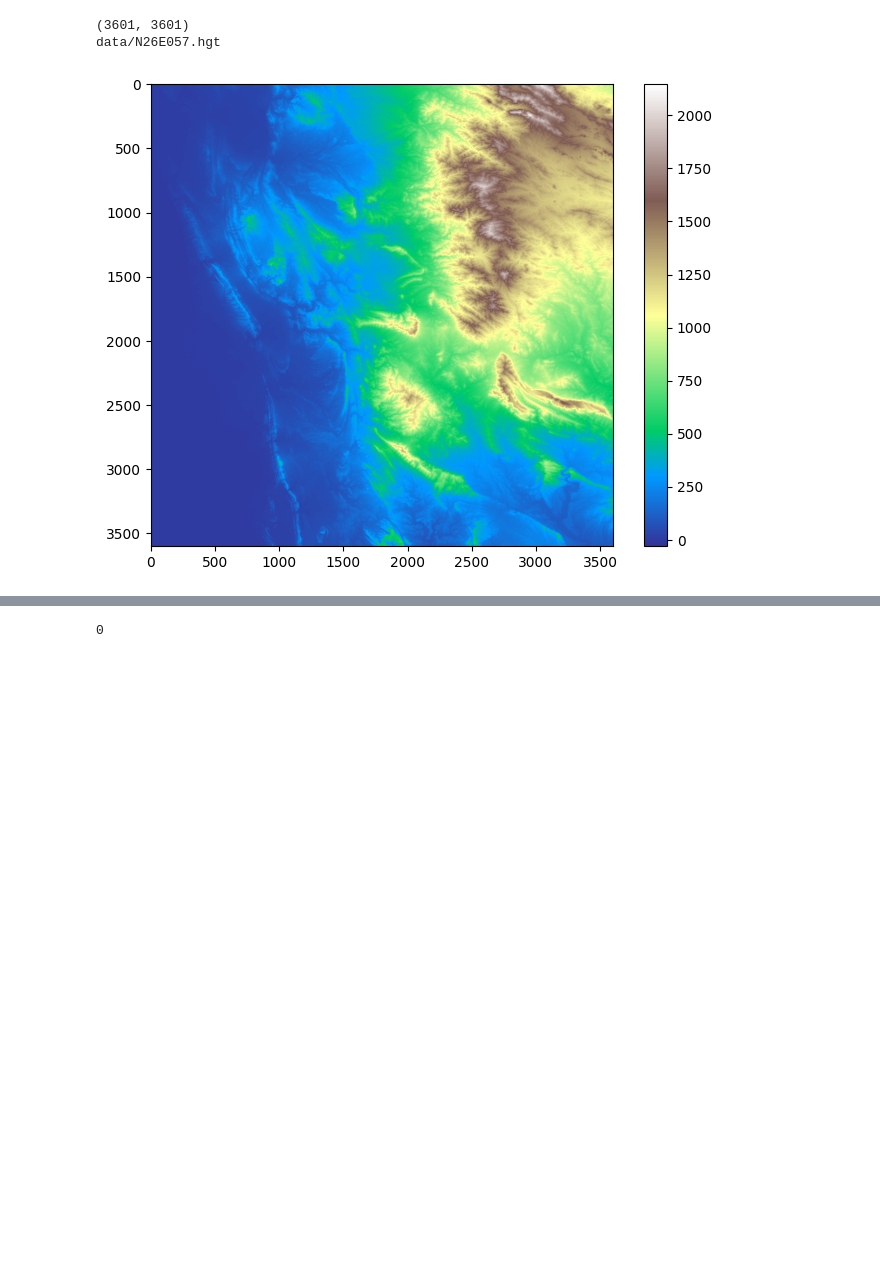
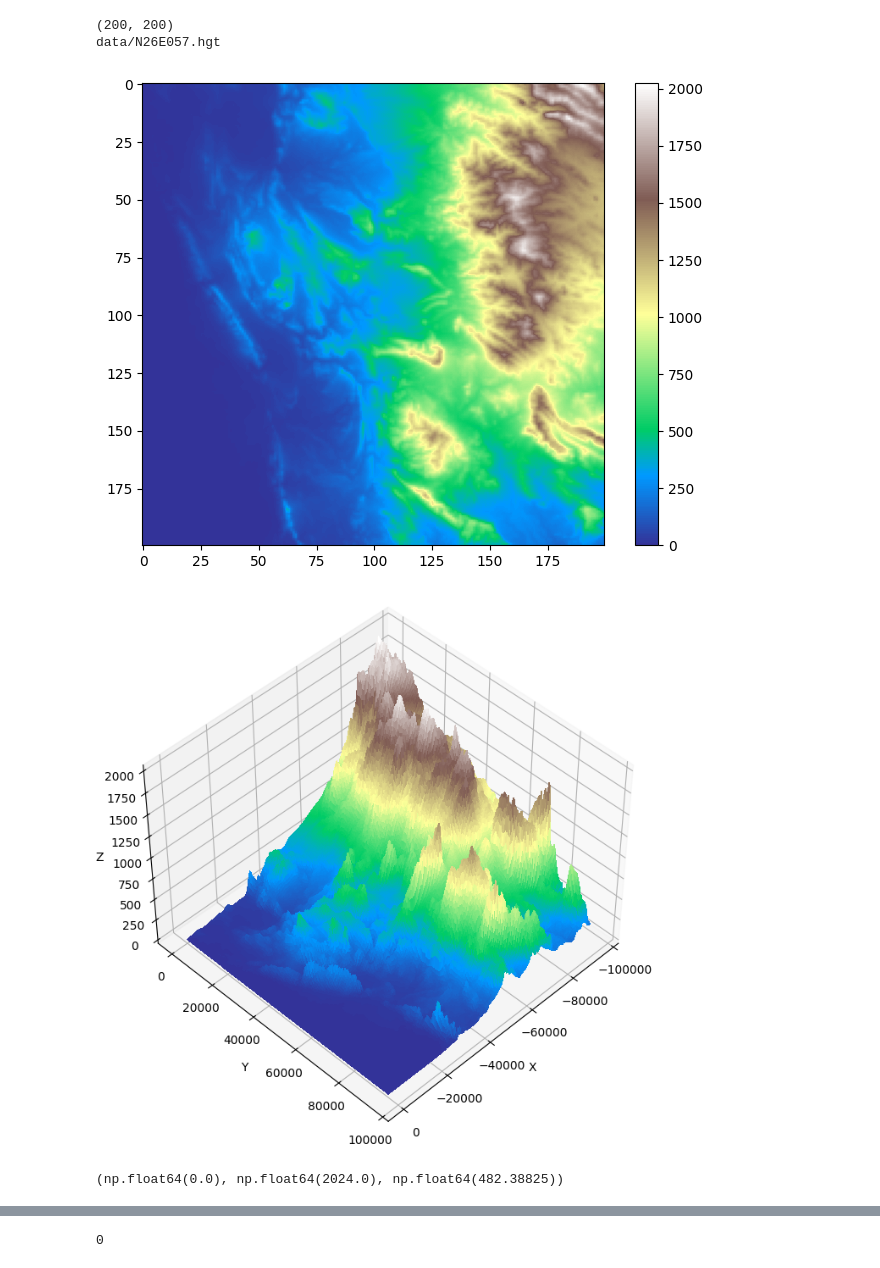
Before and after one commit to parsadaj/WaveFunctionCollapse, a Jupyter notebook: terrain_wfc.ipynb, the cells around one changed output, grey strips where cells are left out. Cells and saved outputs as stored; diff of their text form; code cells hidden in the pictures; blank space fills up the shorter version.

```diff
--- a/terrain_wfc.ipynb
+++ b/terrain_wfc.ipynb
@@ -22,10 +22,10 @@ from functions import height_to_slopes, slopes_to_height
 # sample_data = cv2.imread(sample_data_path, cv2.IMREAD_UNCHANGED)
 # print(sample_data.dtype)  # This should print 'uint16'
 
-i = 15
-dataset_dir = "/Users/parsa/Daneshgah/Arshad/Thesis/datasets/SRTM_IRAN/data/"
-data_paths = sorted(glob.glob(os.path.join(dataset_dir, "*.hgt")))
-sample_data_path = data_paths[i]
+# i = 15
+# dataset_dir = "/Users/parsa/Daneshgah/Arshad/Thesis/datasets/SRTM_IRAN/data/"
+# data_paths = sorted(glob.glob(os.path.join(dataset_dir, "*.hgt")))
+# sample_data_path = data_paths[i]
 
 # from shutil import copy2
 # copy2(sample_data_path, "./data")
@@ -35,7 +35,7 @@ sample_data_path = "data/N26E057.hgt"
 #     sample_data = src.read(1)[2500:3000, 1500:2000].astype(float)  # Read the first (and only) band
 #     profile = src.profile  # Get metadata such as CRS, transform, etc.
 
-scale_factor = 1.0
+scale_factor = 1.0 / 16
 
 
 with rasterio.open(sample_data_path) as src:
@@ -43,36 +43,38 @@ with rasterio.open(sample_data_path) as src:
     new_height = int(src.height * scale_factor)
     new_width = int(src.width * scale_factor)
 
     # Read and resample the data to the new shape
     sample_data = src.read(
         1,  # First band
         out_shape=(new_height, new_width),
         resampling=rasterio.enums.Resampling.bilinear  # Choose the resampling method
-    ).astype(float)#[:100, :100]
+    ).astype(float)[:200, :200]
 
 
 
 # sample_data = np.array([
 #     [0, 1, 3, 10, 15, 9],
 #     [2, 4, 3, 8, 13, 10],
 #     [3, 1, 7, 7, 12, 9],
 #     [4, 2, 6, 10, 13, 11],
 #     [6, 1, 8, 9, 15, 7],
 #     [6, 3, 2, 5, 4, 2,]]
 # )
 
 print(sample_data.shape)
 
 
 print(sample_data_path)
 visualize_terrain(sample_data)
 visualize_3d_terrain(sample_data, sampling_scale_factor=scale_factor)
 # sns.heatmap(sample_data, annot=True, cmap='terrain')
 sample_data.min(), sample_data.max(), sample_data.mean()
 # %% [output]
-(3601, 3601)
+(200, 200)
 data/N26E057.hgt
-[figure, old version]
+[figure, new version]
+[figure, added]
+(np.float64(0.0), np.float64(2024.0), np.float64(482.38825))
 # %%
 
 # wfc = WaveFunctionCollapse(sample_data, pattern_size=2, grid_size=(20,20), wrap_input=False)
```
Also changed, not shown: parts of 13 cells of this notebook, 3 other files.
